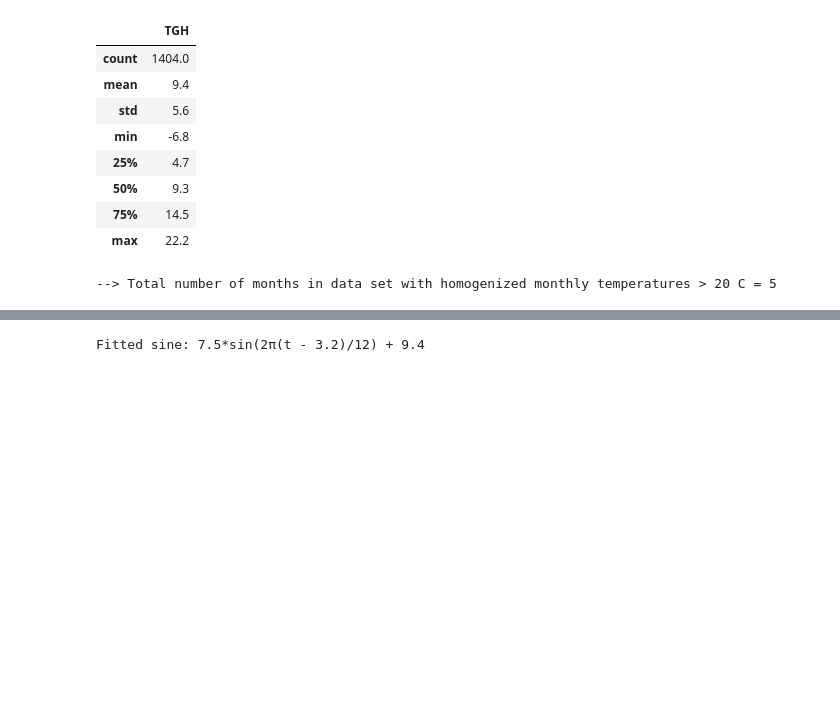
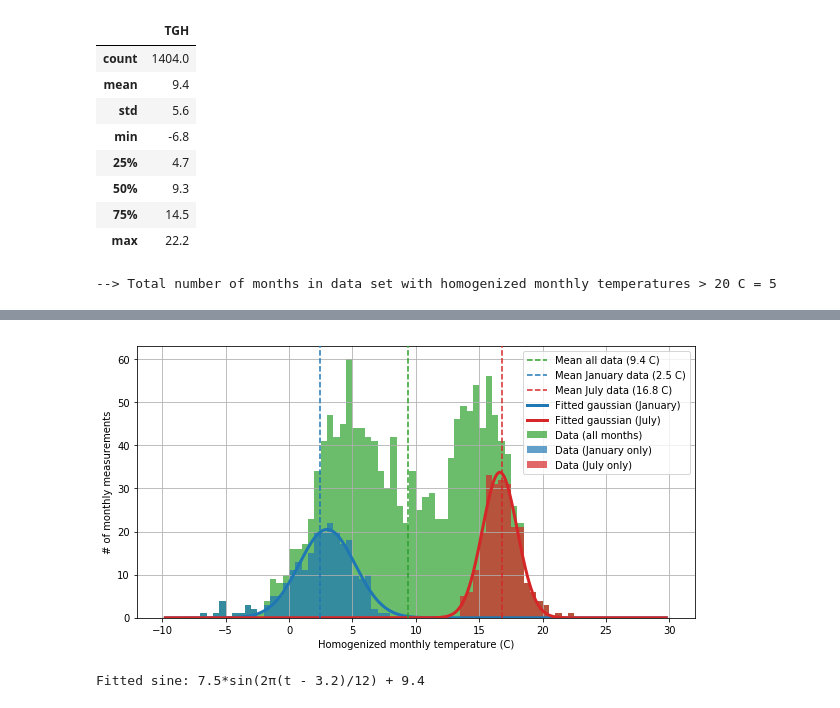
Before and after one commit to gmalim/meteorological_analysis, a Jupyter notebook: temperature_analysis.ipynb, the cells around one changed output, grey strips where cells are left out. Cells and saved outputs as stored; diff of their text form; code cells hidden in the pictures; blank space fills up the shorter version.

```diff
--- a/temperature_analysis.ipynb
+++ b/temperature_analysis.ipynb
@@ -112,3 +115,95 @@ show(mylayout, notebook_handle=True);
 # %% [output]
 [interactive output not drawn]
 [interactive output not drawn]
+# %%
+def mygaussian(x, ampl, mu, sigma):
+    #return ampl/(sigma*np.sqrt(2*np.pi))*np.exp(-(x-mu)**2/(2*sigma**2))
+    return ampl*np.exp(-(x-mu)**2/(2*sigma**2))
+
+pg_min = (  0,  -10,  0.1)
+pg_max = (100,   30, 20.0)
+pg_bounds = (pg_min, pg_max)
+# %%
+df = df.reset_index()
+
+df['month'] = df['DATE'].dt.strftime('%m')
+df['month'] = df['month'].astype('int64')
+
+df_jan = df[(df['month'] == 1) | (df['month'] == 2)]
+df_jul = df[(df['month'] == 7) | (df['month'] == 8)]
+# %%
+plt.figure(figsize=(10,5))
+
+bincontents,     binedges,     _ = plt.hist(x=df.TGH,     range=(-10,30), bins=80, alpha=0.7, color=mycolors[2],
+                                            label='Data (all months)')
+bincontents_jan, binedges_jan, _ = plt.hist(x=df_jan.TGH, range=(-10,30), bins=80, alpha=0.7, color=mycolors[0],
+                                            label='Data (January only)')
+bincontents_jul, binedges_jul, _ = plt.hist(x=df_jul.TGH, range=(-10,30), bins=80, alpha=0.7, color=mycolors[3],
+                                            label='Data (July only)')
+
+bincentralvalues_jan = [(binedges_jan[i]+binedges_jan[i+1])/2 for i in range(len(binedges_jan)-1)]
+bincentralvalues_jul = [(binedges_jul[i]+binedges_jul[i+1])/2 for i in range(len(binedges_jul)-1)]
+
+TGH_mean     = df.TGH.mean()
+TGH_mean_jan = df_jan.TGH.mean()
+TGH_mean_jul = df_jul.TGH.mean()
+
+label_all = 'Mean all data ({:.1f} C)'    .format(TGH_mean)
+label_jan = 'Mean January data ({:.1f} C)'.format(TGH_mean_jan)
+label_jul = 'Mean July data ({:.1f} C)'   .format(TGH_mean_jul)
+
+plt.axvline(x=TGH_mean,     linestyle='--', color=mycolors[2], zorder=20, label=label_all)
+plt.axvline(x=TGH_mean_jan, linestyle='--', color=mycolors[0], zorder=20, label=label_jan)
+plt.axvline(x=TGH_mean_jul, linestyle='--', color=mycolors[3], zorder=20, label=label_jul)
+
+# ---
+
+x_data_jan = bincentralvalues_jan
+y_data_jan = bincontents_jan
+
+pg_start = [20, TGH_mean_jan, 2]
+
+pg_jan_opt, pg_jan_cov = curve_fit(mygaussian, x_data_jan, y_data_jan, p0=pg_start, bounds=pg_bounds)
+
+#label_g_jan = "Fitted gaussian: {:.1f}/(sigma*sqrt(2π))*exp(-(x-{:.1f})^2/(2*{:.1f}^2))"\
+label_g_jan = "Fitted gaussian (January): {:.1f}*exp(-(x-{:4.1f})^2/(2*{:.1f}^2))"\
+              .format(pg_jan_opt[0], pg_jan_opt[1], pg_jan_opt[2])
+
+print(label_g_jan)
+
+# ---
+
+x_data_jul = bincentralvalues_jul
+y_data_jul = bincontents_jul
+
+pg_start = [20, TGH_mean_jul, 2]
+
+pg_jul_opt, pg_jul_cov = curve_fit(mygaussian, x_data_jul, y_data_jul, p0=pg_start, bounds=pg_bounds)
+
+#label_g_jul = "Fitted gaussian: {:.1f}/(sigma*sqrt(2π))*exp(-(x-{:.1f})^2/(2*{:.1f}^2))"\
+label_g_jul = "Fitted gaussian    (July): {:.1f}*exp(-(x-{:4.1f})^2/(2*{:.1f}^2))"\
+              .format(pg_jul_opt[0], pg_jul_opt[1], pg_jul_opt[2])
+
+print(label_g_jul)
+
+# ---
+
+x_fit_jan = np.linspace(min(x_data_jan), max(x_data_jan), num=len(x_data_jan)*10)
+x_fit_jul = np.linspace(min(x_data_jul), max(x_data_jul), num=len(x_data_jul)*10)
+
+y_fit_jan = mygaussian(x_fit_jan, pg_jan_opt[0], pg_jan_opt[1], pg_jan_opt[2])
+y_fit_jul = mygaussian(x_fit_jul, pg_jul_opt[0], pg_jul_opt[1], pg_jul_opt[2])
+
+plt.plot(x_fit_jan, y_fit_jan, label="Fitted gaussian (January)",
+          lw=3, color=mycolors[0], alpha=1)
+
+plt.plot(x_fit_jul, y_fit_jul, label="Fitted gaussian (July)",
+          lw=3, color=mycolors[3], alpha=1)
+
+# ---
+
+plt.legend(loc='best')
+plt.ylabel('# of monthly measurements')
+plt.xlabel('Homogenized monthly temperature (C)')
+plt.grid(True)
+# %% [output]
@@ -114,0 +212 @@ show(mylayout, notebook_handle=True);
+[figure, added]
```
Also changed, not shown: parts of 14 cells of this notebook.
